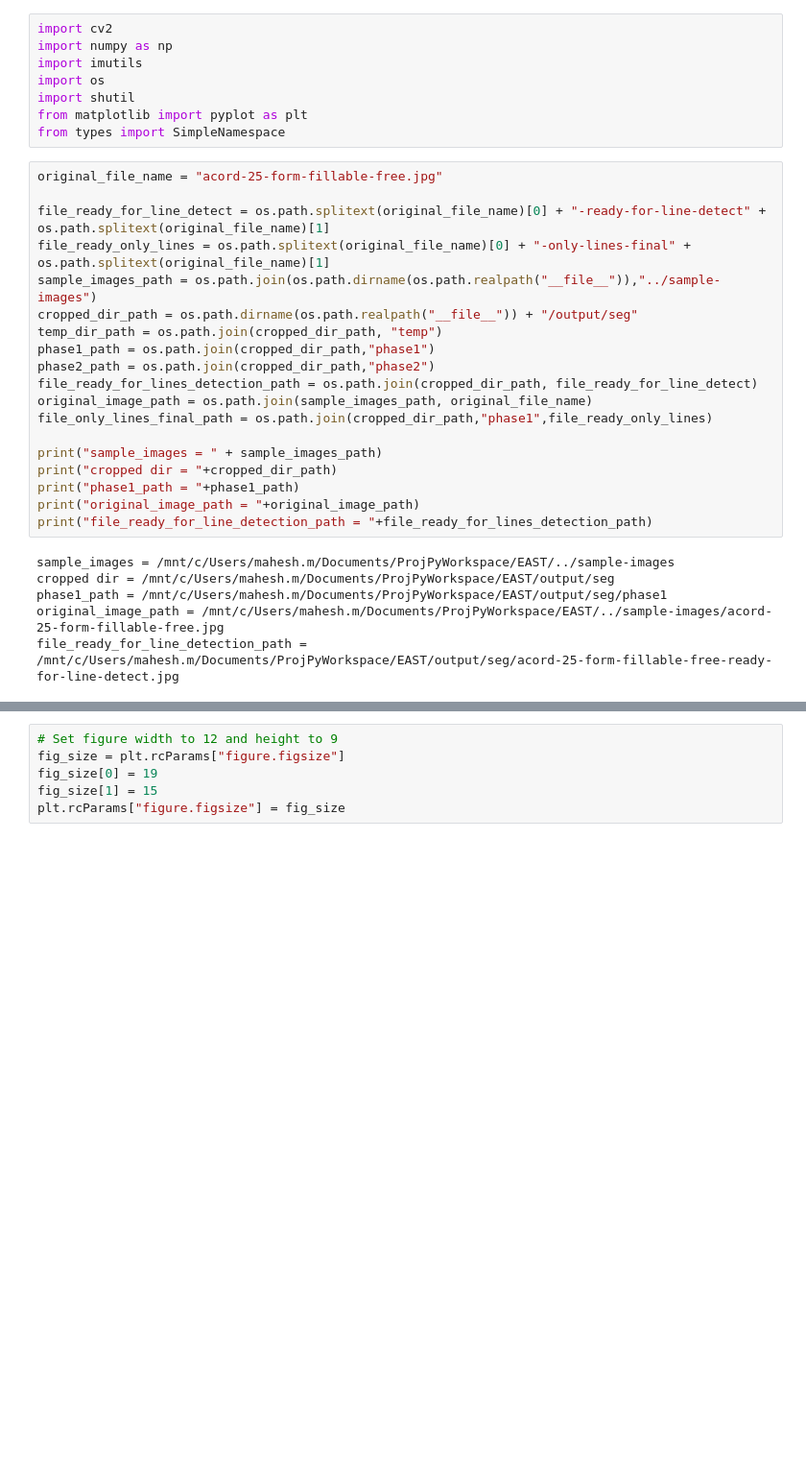
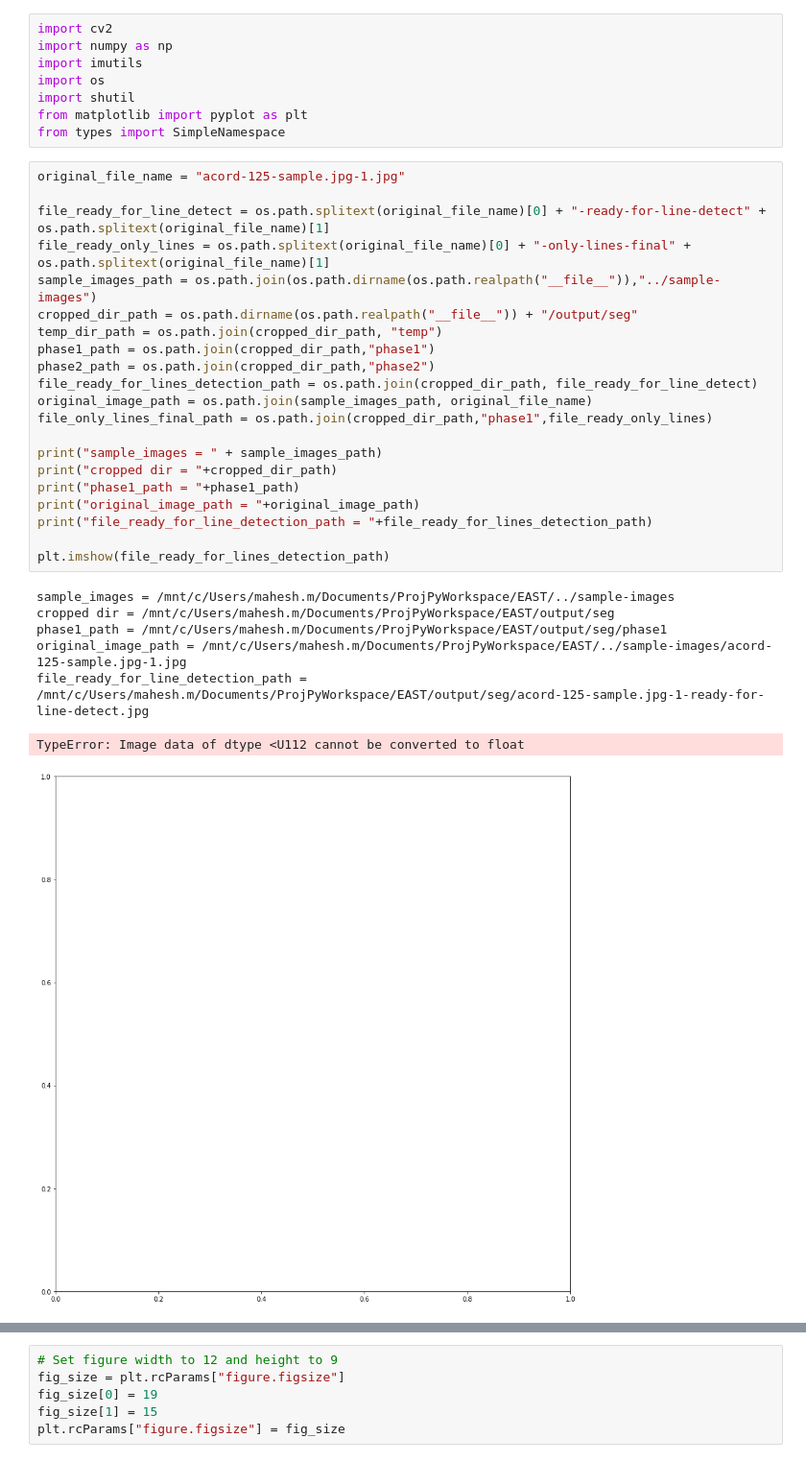
Before and after one commit to maheshmadhusudanan/EAST, a Jupyter notebook: cv2-threshold-line-box-detection-known-structured.ipynb, the cells around one changed output, grey strips where cells are left out. Shown at 96% size. Saved outputs shown, nothing was run; the diff lists cells and outputs as text; blank space fills up the shorter version.

```diff
--- a/cv2-threshold-line-box-detection-known-structured.ipynb
+++ b/cv2-threshold-line-box-detection-known-structured.ipynb
@@ -7,27 +7,31 @@ import shutil
 from matplotlib import pyplot as plt
 from types import SimpleNamespace
 # %%
-original_file_name = "acord-25-form-fillable-free.jpg"
+original_file_name = "acord-125-sample.jpg-1.jpg"
 
 file_ready_for_line_detect = os.path.splitext(original_file_name)[0] + "-ready-for-line-detect" + os.path.splitext(original_file_name)[1]
 file_ready_only_lines = os.path.splitext(original_file_name)[0] + "-only-lines-final" + os.path.splitext(original_file_name)[1]
 sample_images_path = os.path.join(os.path.dirname(os.path.realpath("__file__")),"../sample-images")
 cropped_dir_path = os.path.dirname(os.path.realpath("__file__")) + "/output/seg"
 temp_dir_path = os.path.join(cropped_dir_path, "temp")
 phase1_path = os.path.join(cropped_dir_path,"phase1")
 phase2_path = os.path.join(cropped_dir_path,"phase2")
 file_ready_for_lines_detection_path = os.path.join(cropped_dir_path, file_ready_for_line_detect)
 original_image_path = os.path.join(sample_images_path, original_file_name)
 file_only_lines_final_path = os.path.join(cropped_dir_path,"phase1",file_ready_only_lines)
 
 print("sample_images = " + sample_images_path)
 print("cropped dir = "+cropped_dir_path)
 print("phase1_path = "+phase1_path)
 print("original_image_path = "+original_image_path)
 print("file_ready_for_line_detection_path = "+file_ready_for_lines_detection_path)
+
+plt.imshow(file_ready_for_lines_detection_path)
 # %% [output]
 sample_images = /mnt/c/Users/mahesh.m/Documents/ProjPyWorkspace/EAST/../sample-images
 cropped dir = /mnt/c/Users/mahesh.m/Documents/ProjPyWorkspace/EAST/output/seg
 phase1_path = /mnt/c/Users/mahesh.m/Documents/ProjPyWorkspace/EAST/output/seg/phase1
-original_image_path = /mnt/c/Users/mahesh.m/Documents/ProjPyWorkspace/EAST/../sample-images/acord-25-form-fillable-free.jpg
-file_ready_for_line_detection_path = /mnt/c/Users/mahesh.m/Documents/ProjPyWorkspace/EAST/output/seg/acord-25-form-fillable-free-ready-for-line-detect.jpg
+original_image_path = /mnt/c/Users/mahesh.m/Documents/ProjPyWorkspace/EAST/../sample-images/acord-125-sample.jpg-1.jpg
+file_ready_for_line_detection_path = /mnt/c/Users/mahesh.m/Documents/ProjPyWorkspace/EAST/output/seg/acord-125-sample.jpg-1-ready-for-line-detect.jpg
+TypeError: Image data of dtype <U112 cannot be converted to float
+[figure, added]
```
Also changed, not shown: parts of 10 cells of this notebook, 5 other files.
